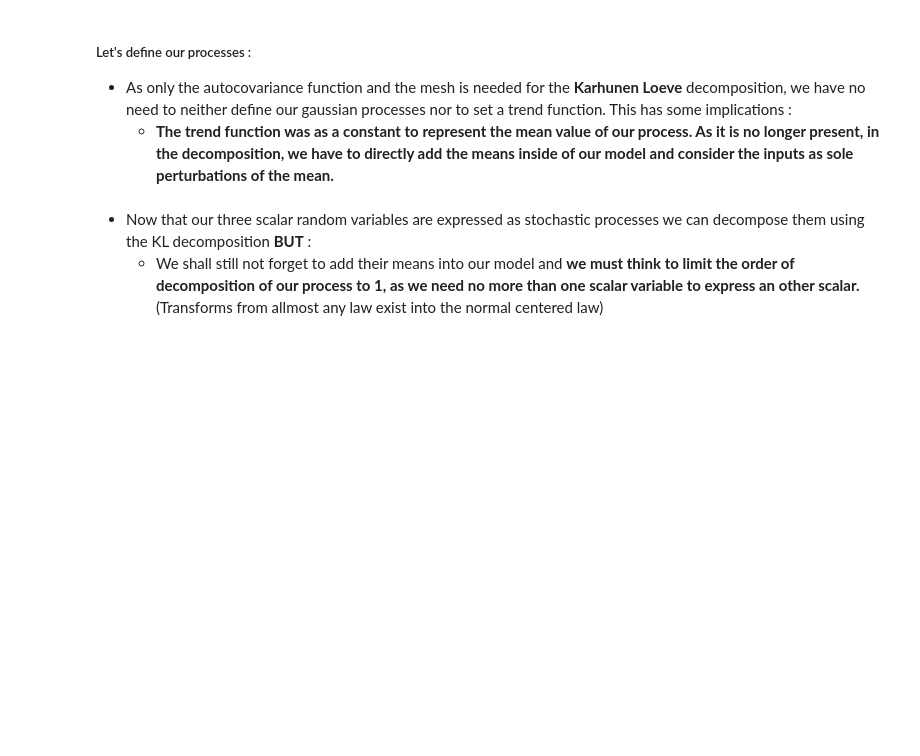
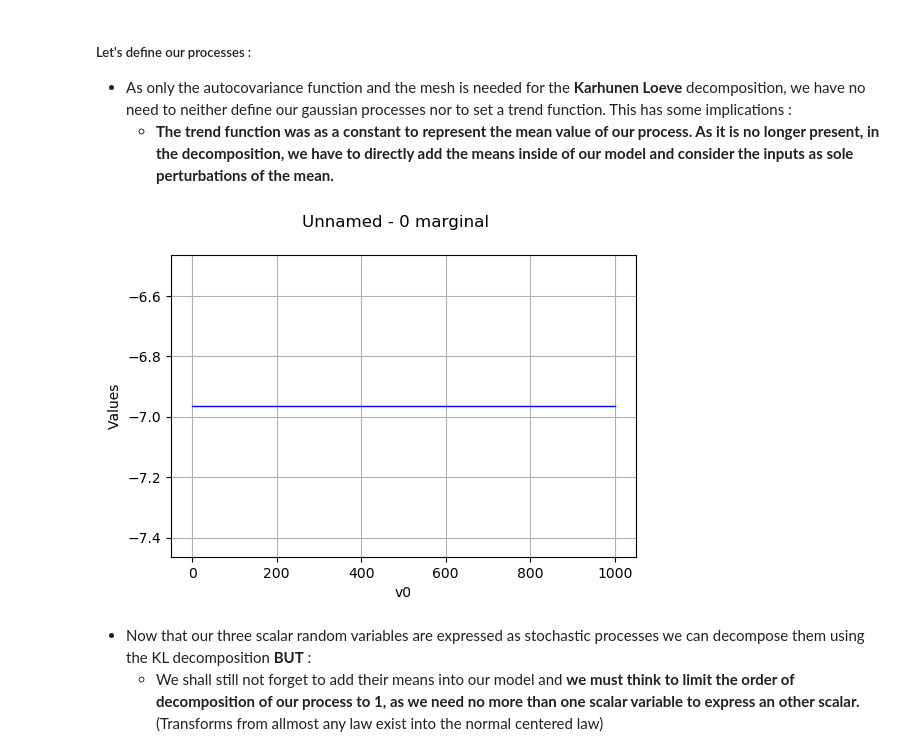
Before and after one commit to Kramer84/KarhunenLoeveFieldSensitivity, a Jupyter notebook: MethodValidationScriptsStandalone/SensitivityAnalysisMethod_AnalysisAndValidation.ipynb, the cells around one changed output. Saved outputs shown, nothing was run; the diff lists cells and outputs as text; code cells hidden in the pictures; blank space fills up the shorter version.

```diff
--- a/MethodValidationScriptsStandalone/SensitivityAnalysisMethod_AnalysisAndValidation.ipynb
+++ b/MethodValidationScriptsStandalone/SensitivityAnalysisMethod_AnalysisAndValidation.ipynb
@@ -102,6 +96,10 @@ RV_Fnorm.setName('FNorm')
 SP_Rho = distributionOnMesh(RV_Rho, mesh)
 SP_Fpos = distributionOnMesh(RV_Fpos, mesh)
 SP_Fnorm = distributionOnMesh(RV_Fnorm, mesh)
+# %%
+SP_Fnorm.getRealization().drawMarginal()
+# %% [output]
+[figure, added]
 # %% [markdown]
 - Now that our three scalar random variables are expressed as stochastic processes we can decompose them using the KL decomposition **BUT** :
     - We shall still not forget to add their means into our model and **we must think to limit the order of decomposition of our process to 1, as we need no more than one scalar variable to express an other scalar.** (Transforms from allmost any law exist into the normal centered law)
```
Also changed, not shown: parts of 34 cells of this notebook, 17 other files.
